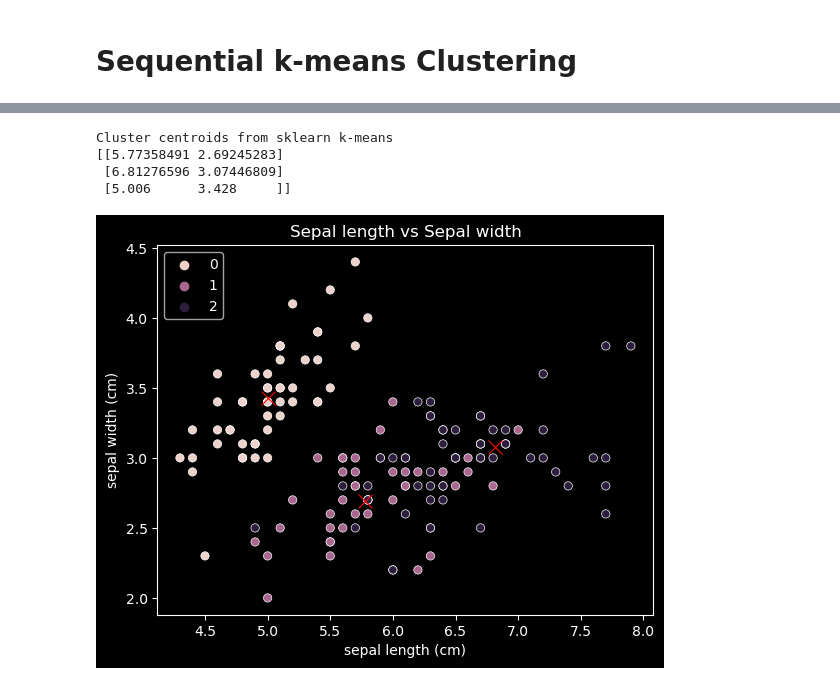
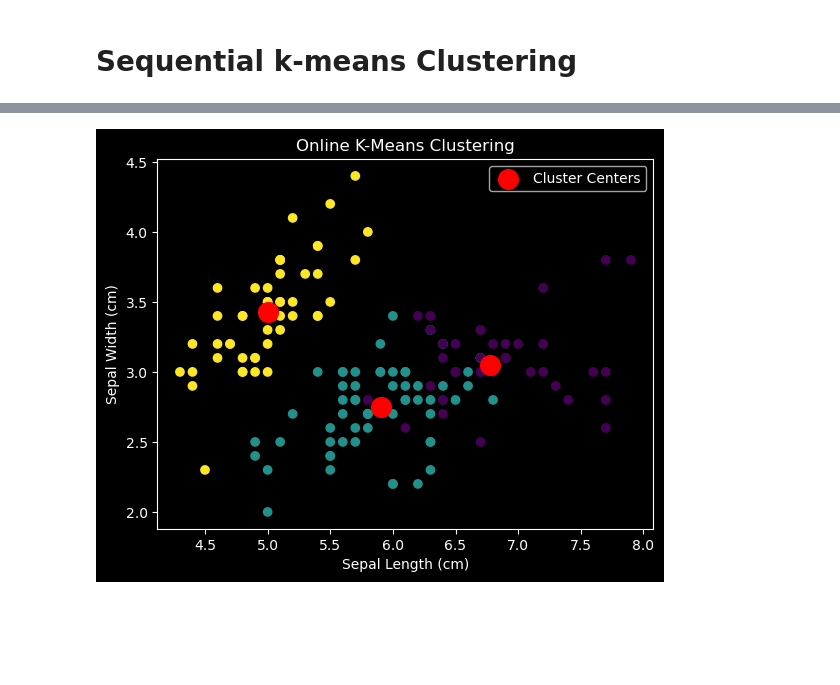
Before and after one commit to Pyrole-2002/project-7-incremental-clustering, a Jupyter notebook: sequential_k-means.ipynb, the cells around one changed output, grey strips where cells are left out. Cells and saved outputs as stored; diff of their text form; code cells hidden in the pictures; blank space fills up the shorter version.

Commit message:
completed k-means

```diff
--- a/sequential_k-means.ipynb
+++ b/sequential_k-means.ipynb
@@ -88,24 +27,0 @@ plt.show()
-# %%
-# sklearn k-means
-kmeans = KMeans(n_clusters = 3, random_state = 0).fit(sepal_data)
-print("Cluster centroids from sklearn k-means")
-print(kmeans.cluster_centers_)
-# %% [output]
-Cluster centroids from sklearn k-means
-[[5.77358491 2.69245283]
- [6.81276596 3.07446809]
- [5.006      3.428     ]]
-# %%
-# plot the clusters
-sepal_data = iris_data[['sepal length (cm)', 'sepal width (cm)']]
-sns.scatterplot(x = 'sepal length (cm)', y = 'sepal width (cm)', data = sepal_data, hue = iris_data['target'])
-x = kmeans.cluster_centers_[:, 0]
-y = kmeans.cluster_centers_[:, 1]
-sns.scatterplot(x = x, y = y, color = 'red', s = 100, marker = 'x', palette = 'Set2')
-plt.xlabel('sepal length (cm)')
-plt.ylabel('sepal width (cm)')
-plt.title('Sepal length vs Sepal width')
-plt.legend(loc = 'upper left')
-plt.show()
-# %% [output]
-[figure, removed]
@@ -111,0 +64,15 @@ plt.show()
+# %%
+# Create an instance of the OnlineKMeans class
+online_kmeans = OnlineKMeans(k=3)
+
+# Initialize the centroids
+online_kmeans.fit(iris_data)
+
+# Loop through each data point and classify it
+for point in iris_data:
+    online_kmeans.update(point)
+
+# Plot the final results
+online_kmeans.plot_clusters(iris_data)
+# %% [output]
+[figure, added]
```
Also changed, not shown: parts of 8 cells of this notebook.
